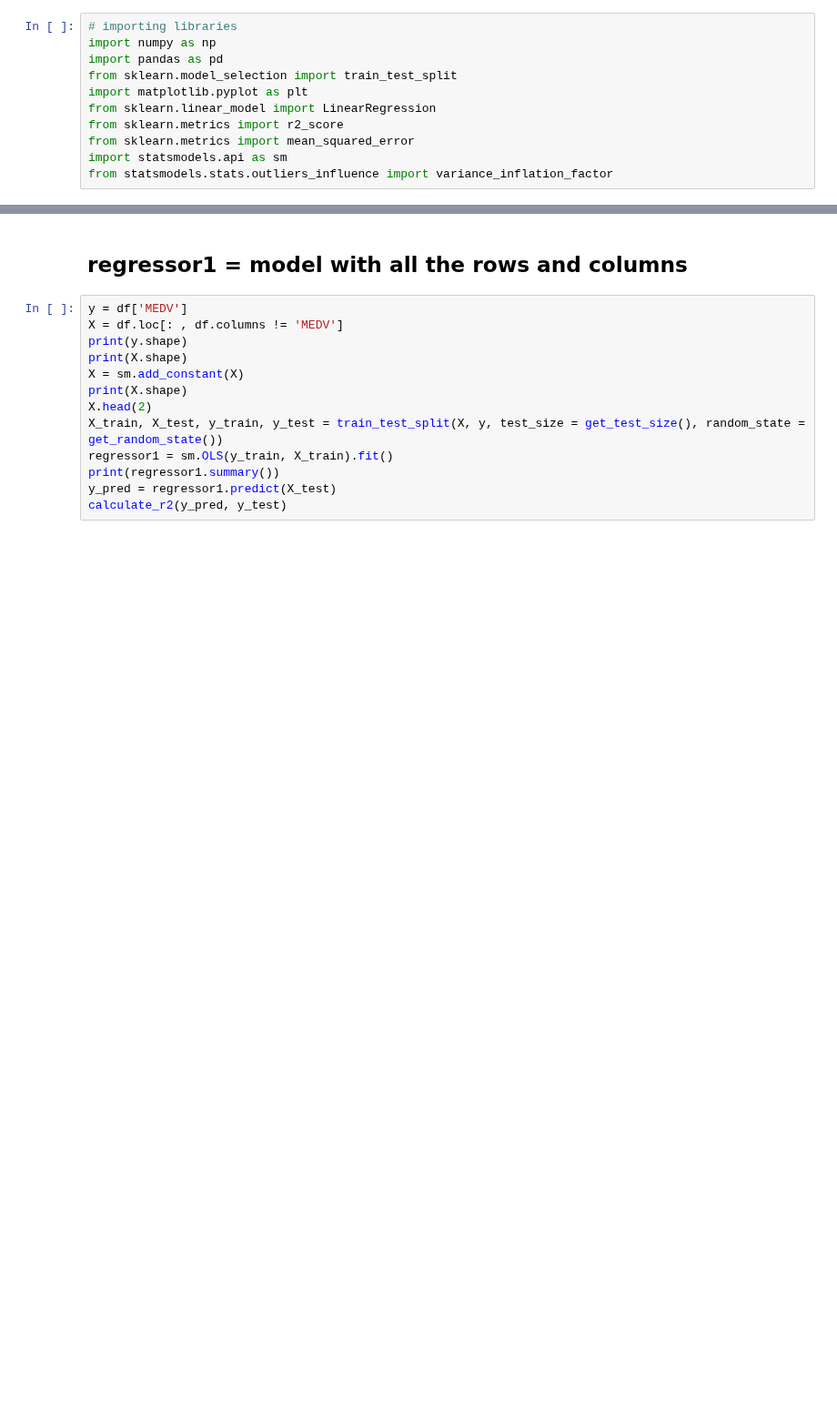
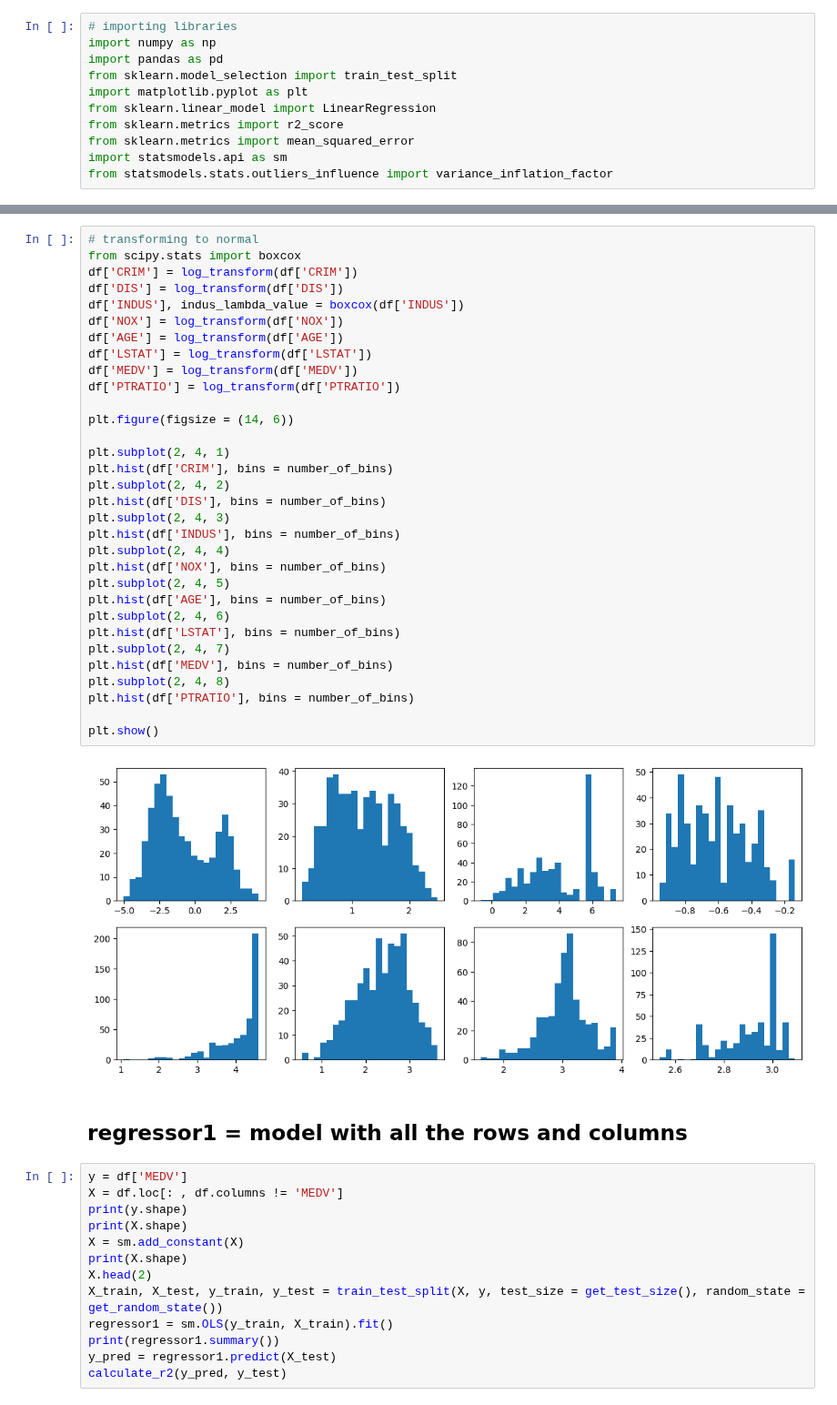
Before and after one commit to ROHIT779/ml-projects, a Jupyter notebook: regression-boston-housing/boston_housing.ipynb, the cells around one changed output, grey strips where cells are left out. Shown at 91% size. Saved outputs shown, nothing was run; the diff lists cells and outputs as text; blank space fills up the shorter version.

```diff
--- a/regression-boston-housing/boston_housing.ipynb
+++ b/regression-boston-housing/boston_housing.ipynb
@@ -121,3 +235,37 @@ df.corr()
+# %%
+# transforming to normal
+from scipy.stats import boxcox
+df['CRIM'] = log_transform(df['CRIM'])
+df['DIS'] = log_transform(df['DIS'])
+df['INDUS'], indus_lambda_value = boxcox(df['INDUS'])
+df['NOX'] = log_transform(df['NOX'])
+df['AGE'] = log_transform(df['AGE'])
+df['LSTAT'] = log_transform(df['LSTAT'])
+df['MEDV'] = log_transform(df['MEDV'])
+df['PTRATIO'] = log_transform(df['PTRATIO'])
+
+plt.figure(figsize = (14, 6))
+
+plt.subplot(2, 4, 1)
+plt.hist(df['CRIM'], bins = number_of_bins)
+plt.subplot(2, 4, 2)
+plt.hist(df['DIS'], bins = number_of_bins)
+plt.subplot(2, 4, 3)
+plt.hist(df['INDUS'], bins = number_of_bins)
+plt.subplot(2, 4, 4)
+plt.hist(df['NOX'], bins = number_of_bins)
+plt.subplot(2, 4, 5)
+plt.hist(df['AGE'], bins = number_of_bins)
+plt.subplot(2, 4, 6)
+plt.hist(df['LSTAT'], bins = number_of_bins)
+plt.subplot(2, 4, 7)
+plt.hist(df['MEDV'], bins = number_of_bins)
+plt.subplot(2, 4, 8)
+plt.hist(df['PTRATIO'], bins = number_of_bins)
+
+plt.show()
+# %% [output]
+[figure, added]
 # %% [markdown]
 ## regressor1 = model with all the rows and columns
 # %%
```
Also changed, not shown: parts of 40 cells of this notebook.
